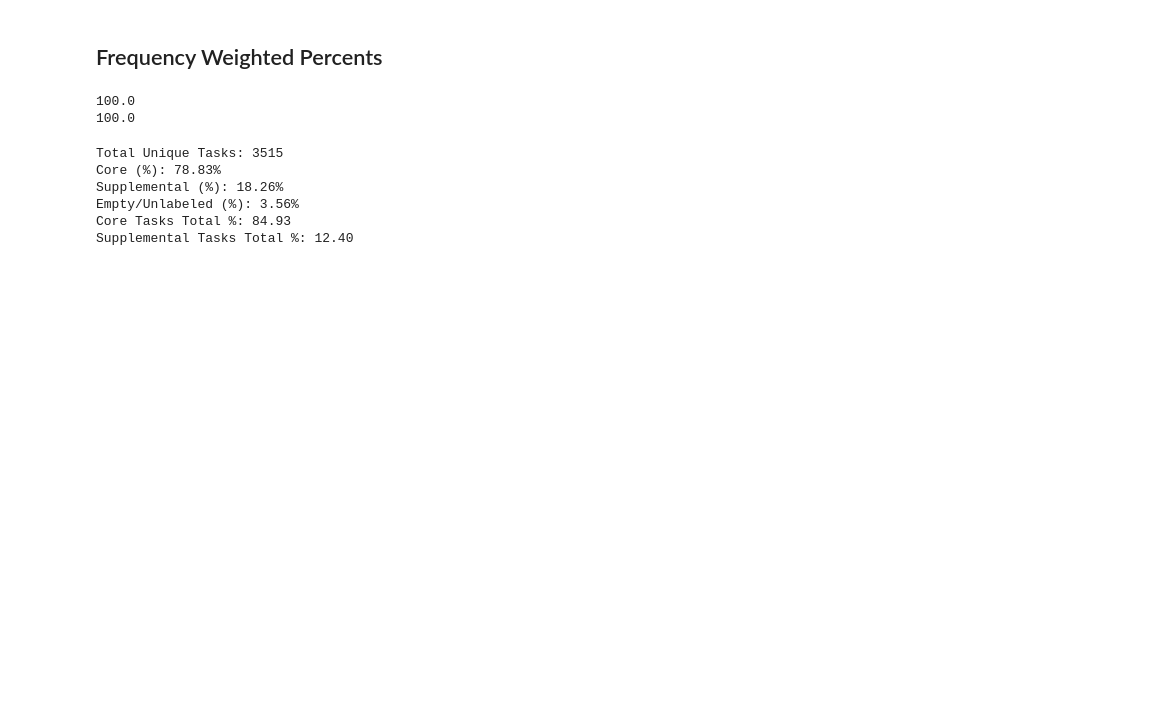
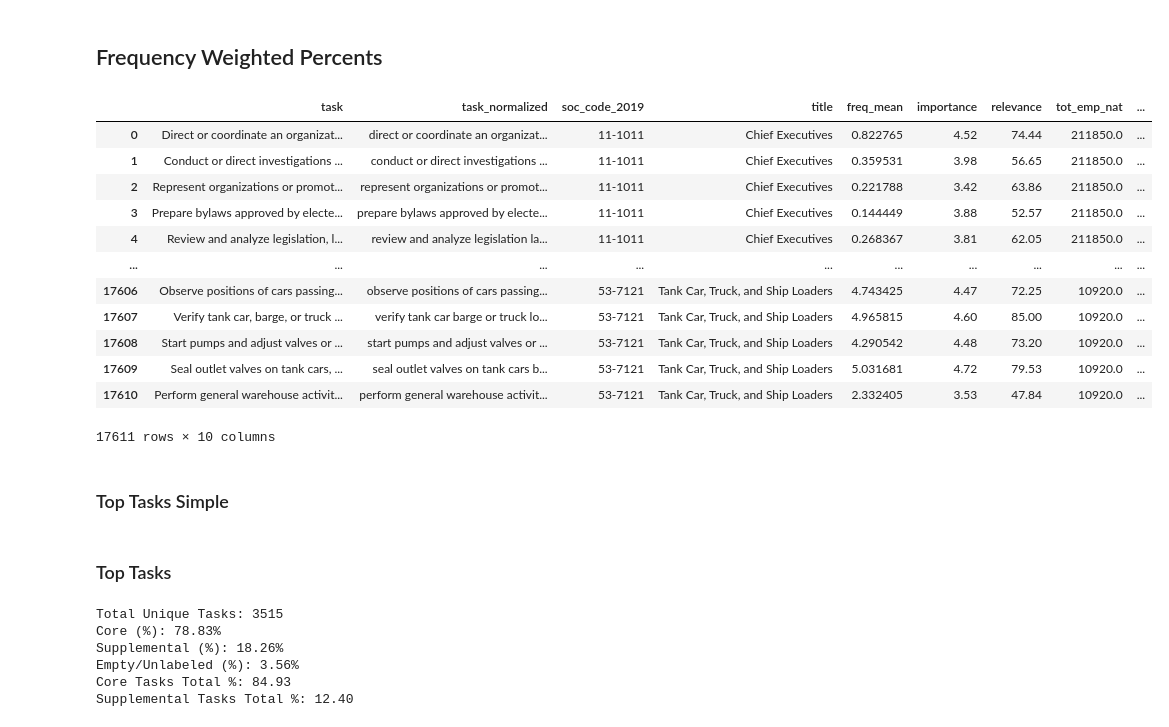
Before and after one commit to theodorewright11/aei_data_analysis, a Jupyter notebook: scripts/plots_edited.ipynb, the cells around one changed output. Saved outputs shown, nothing was run; the diff lists cells and outputs as text; code cells hidden in the pictures; blank space fills up the shorter version.

Commit message:
Working on top tasks charts

```diff
--- a/scripts/plots_edited.ipynb
+++ b/scripts/plots_edited.ipynb
@@ -22,11 +24,23 @@ years_wage_emp = [2015, 2024]
 # Create freq adjusted mean
 for year in years_ratings:
     df[f"pct_freq_adj_{year}"] = ((df["pct_normalized"]/df[f"freq_mean_{year}"]) / (df["pct_normalized"]/df[f"freq_mean_{year}"]).sum()) * 100
-    print(df[f"pct_freq_adj_{year}"].sum())
-
-# Create task x emp pct
-for year in years_wage_emp:
-    df[f"task_freq_pct_{year}"] = ((df["pct_normalized"]/df[f"freq_mean_{year}"]) / (df["pct_normalized"]/df[f"freq_mean_{year}"]).sum()) * 100
-# %% [output]
-100.0
-100.0
+# %%
+eco_df = pd.read_csv("../data/ratings_eco_2025.csv")
+eco_df["task_occurence"] = eco_df["freq_mean"] * eco_df["tot_emp_nat"]
+eco_df
+# %% [output]
+|  | task | task_normalized | soc_code_2019 | title | freq_mean | importance | relevance | tot_emp_nat | ... |
+| 0 | Direct or coordinate an organizat... | direct or coordinate an organizat... | 11-1011 | Chief Executives | 0.822765 | 4.52 | 74.44 | 211850.0 | ... |
+| 1 | Conduct or direct investigations ... | conduct or direct investigations ... | 11-1011 | Chief Executives | 0.359531 | 3.98 | 56.65 | 211850.0 | ... |
+| 2 | Represent organizations or promot... | represent organizations or promot... | 11-1011 | Chief Executives | 0.221788 | 3.42 | 63.86 | 211850.0 | ... |
+| 3 | Prepare bylaws approved by electe... | prepare bylaws approved by electe... | 11-1011 | Chief Executives | 0.144449 | 3.88 | 52.57 | 211850.0 | ... |
+| 4 | Review and analyze legislation, l... | review and analyze legislation la... | 11-1011 | Chief Executives | 0.268367 | 3.81 | 62.05 | 211850.0 | ... |
+| ... | ... | ... | ... | ... | ... | ... | ... | ... | ... |
+| 17606 | Observe positions of cars passing... | observe positions of cars passing... | 53-7121 | Tank Car, Truck, and Ship Loaders | 4.743425 | 4.47 | 72.25 | 10920.0 | ... |
+| 17607 | Verify tank car, barge, or truck ... | verify tank car barge or truck lo... | 53-7121 | Tank Car, Truck, and Ship Loaders | 4.965815 | 4.60 | 85.00 | 10920.0 | ... |
+| 17608 | Start pumps and adjust valves or ... | start pumps and adjust valves or ... | 53-7121 | Tank Car, Truck, and Ship Loaders | 4.290542 | 4.48 | 73.20 | 10920.0 | ... |
+| 17609 | Seal outlet valves on tank cars, ... | seal outlet valves on tank cars b... | 53-7121 | Tank Car, Truck, and Ship Loaders | 5.031681 | 4.72 | 79.53 | 10920.0 | ... |
+| 17610 | Perform general warehouse activit... | perform general warehouse activit... | 53-7121 | Tank Car, Truck, and Ship Loaders | 2.332405 | 3.53 | 47.84 | 10920.0 | ... |
+17611 rows × 10 columns
+# %% [markdown]
+### Top Tasks Simple
@@ -33,3 +172,5 @@ for year in years_wage_emp:
+# %% [markdown]
+### Top Tasks
 # %%
 outdir = "../charts/top_tasks"
 os.makedirs(outdir, exist_ok=True)
```
Also changed, not shown: parts of 3 cells of this notebook, 18 other files.
